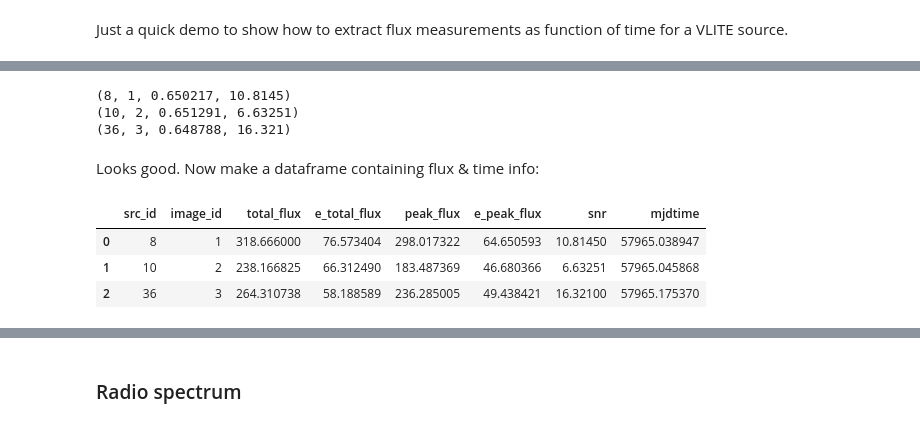
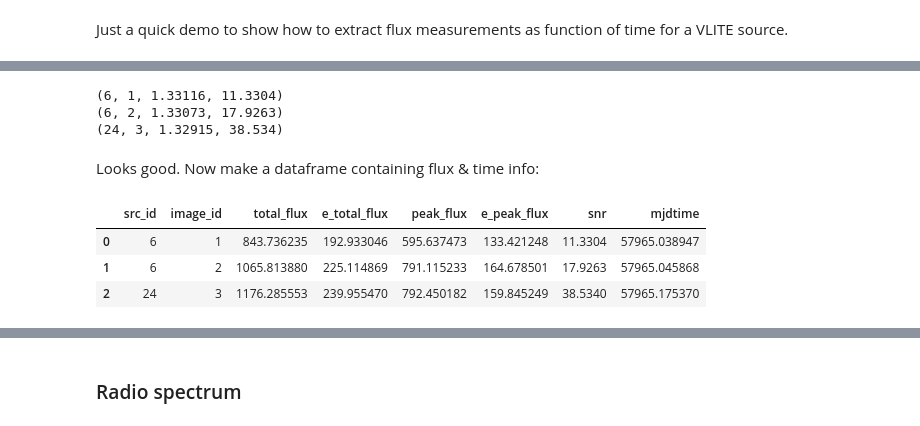
Before and after one commit to epolisensky/VLITE, a Jupyter notebook: vdp/notebooks/VDPGuide.ipynb, the cells around one changed output, grey strips where cells are left out. Cells and saved outputs as stored; diff of their text form; code cells hidden in the pictures.

```diff
--- a/vdp/notebooks/VDPGuide.ipynb
+++ b/vdp/notebooks/VDPGuide.ipynb
@@ -943,30 +939,30 @@ print cur.fetchone()
 # %%
 # Check if that source is within 1.5 degrees of the image centers and has decent SNR
 cur.execute('''SELECT src_id, image_id, distance_from_center, snr FROM corrected_flux WHERE (src_id, image_id) IN (
-        SELECT src_id, image_id FROM detected_source WHERE assoc_id = 9)''')
+        SELECT src_id, image_id FROM detected_source WHERE assoc_id = 7)''')
 cfrows = cur.fetchall()
 for row in cfrows:
     print row
 # %% [output]
-(8, 1, 0.650217, 10.8145)
-(10, 2, 0.651291, 6.63251)
-(36, 3, 0.648788, 16.321)
+(6, 1, 1.33116, 11.3304)
+(6, 2, 1.33073, 17.9263)
+(24, 3, 1.32915, 38.534)
 # %% [markdown]
 Looks good. Now make a dataframe containing flux & time info:
 # %%
 cur.execute('''SELECT a.src_id, a.image_id, a.total_flux, a.e_total_flux, a.peak_flux, a.e_peak_flux,
         a.snr, b.mjdtime FROM corrected_flux AS a, image AS b
         WHERE a.image_id = b.id AND (a.src_id, a.image_id) IN (
-        SELECT src_id, image_id FROM detected_source WHERE assoc_id = 9) ORDER BY b.mjdtime''')
+        SELECT src_id, image_id FROM detected_source WHERE assoc_id = 7) ORDER BY b.mjdtime''')
 cfrows = cur.fetchall()
 cfcols = [desc[0] for desc in cur.description]
 lcdf = pd.DataFrame(cfrows, columns=cfcols)
 lcdf
 # %% [output]
 |  | src_id | image_id | total_flux | e_total_flux | peak_flux | e_peak_flux | snr | mjdtime |
-| 0 | 8 | 1 | 318.666000 | 76.573404 | 298.017322 | 64.650593 | 10.81450 | 57965.038947 |
-| 1 | 10 | 2 | 238.166825 | 66.312490 | 183.487369 | 46.680366 | 6.63251 | 57965.045868 |
-| 2 | 36 | 3 | 264.310738 | 58.188589 | 236.285005 | 49.438421 | 16.32100 | 57965.175370 |
+| 0 | 6 | 1 | 843.736235 | 192.933046 | 595.637473 | 133.421248 | 11.3304 | 57965.038947 |
+| 1 | 6 | 2 | 1065.813880 | 225.114869 | 791.115233 | 164.678501 | 17.9263 | 57965.045868 |
+| 2 | 24 | 3 | 1176.285553 | 239.955470 | 792.450182 | 159.845249 | 38.5340 | 57965.175370 |
 # %%
 %matplotlib inline
 import matplotlib
```
Also changed, not shown: parts of 53 cells of this notebook, 25 other files.
